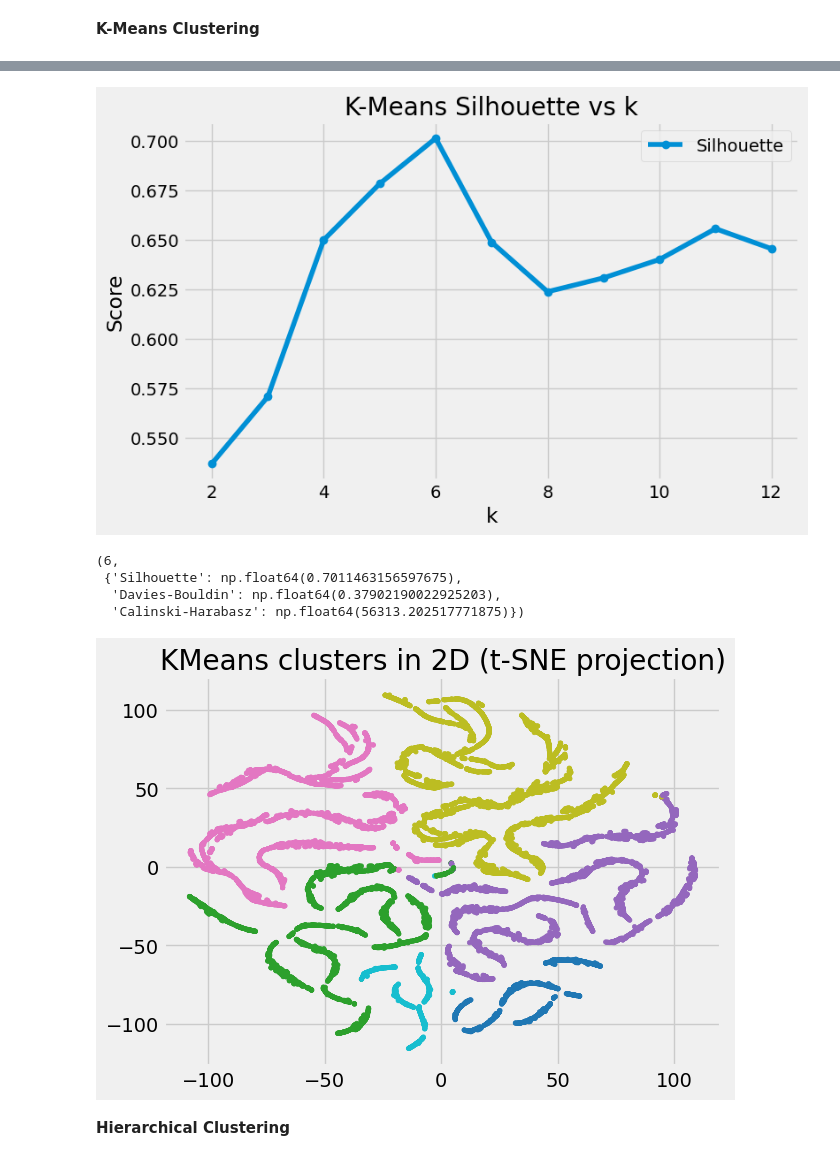
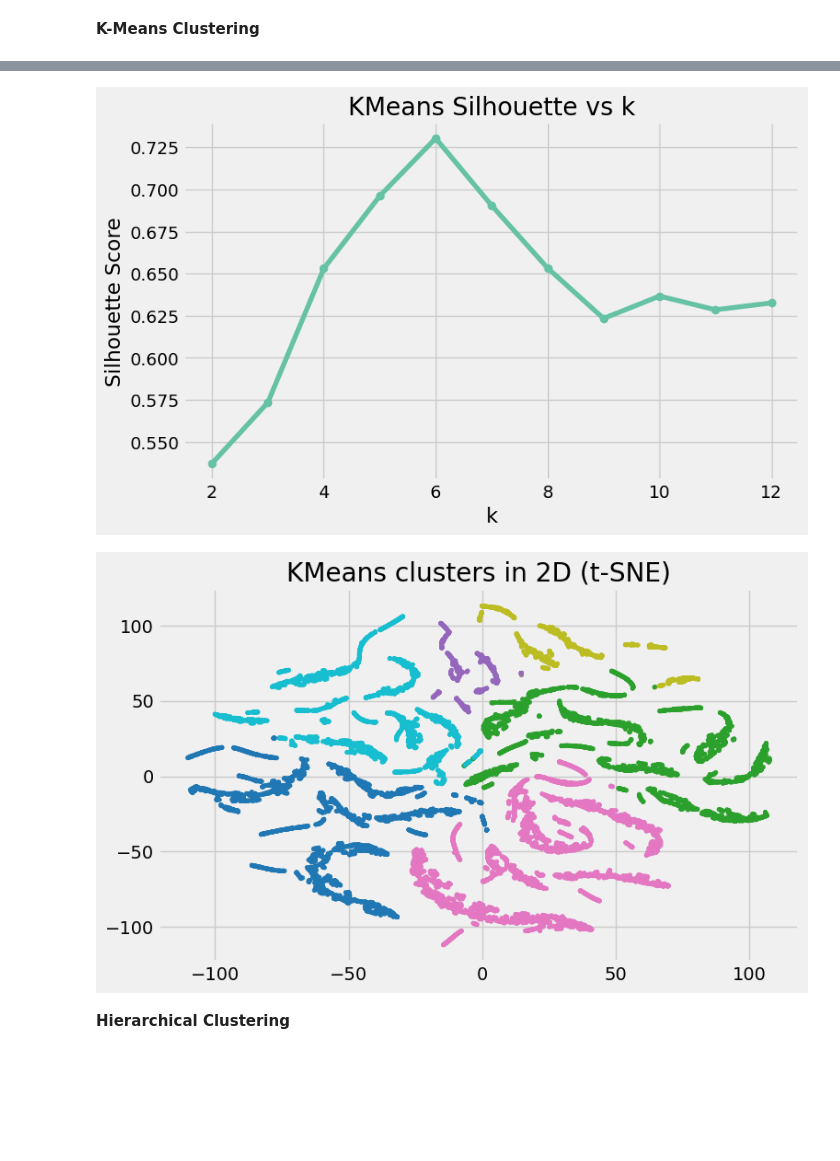
Before and after one commit to Melissiasamir/Employee-Segmentation-Clustering, a Jupyter notebook: Notebooks/notebook.ipynb, the cells around one changed output, grey strips where cells are left out. Drawn from its saved outputs; the diff is of its cells as text; code cells hidden in the pictures; blank space fills up the shorter version.

```diff
--- a/Notebooks/notebook.ipynb
+++ b/Notebooks/notebook.ipynb
@@ -476,6 +361,0 @@ df.drop(columns=['region'], inplace=True)
-# %%
-from sklearn.preprocessing import MinMaxScaler
-minmax = MinMaxScaler()
-df[df.columns] = minmax.fit_transform(df)
-df = df.reset_index(drop=True)
-df.head()
@@ -563,15 +410,3 @@ def evaluate_clustering(X, labels):
     }
 # %% [markdown]
   **K-Means Clustering**
-# %%
-kmeans_results = []
-
-for k in range(2, 13):
-    model = KMeans(n_clusters=k,random_state=42, n_init='auto')
-    model.fit(principalComponents)
-    scores = evaluate_clustering(principalComponents, model.labels_)
-    scores["k"] = k
-    kmeans_results.append(scores)
-
-kmeans_df = pd.DataFrame(kmeans_results)
-kmeans_df
@@ -591,40 +413,36 @@ kmeans_df
+# %%
+kmeans_results = []
+for k in range(2,13):
+    km = KMeans(n_clusters=k, random_state=42, n_init=50)
+    km.fit(principalComponents)
+    scores = evaluate_clustering(principalComponents, km.labels_)
+    scores['k'] = k
+    kmeans_results.append(scores)
 # %%
+kmeans_df = pd.DataFrame(kmeans_results)
 plt.figure(figsize=(8,5))
-plt.plot(kmeans_df["k"], kmeans_df["Silhouette"], marker='o', label="Silhouette")
+plt.plot(kmeans_df["k"], kmeans_df["Silhouette"], marker='o')
 plt.xlabel("k")
-plt.ylabel("Score")
-plt.title("K-Means Silhouette vs k")
+plt.ylabel("Silhouette Score")
+plt.title("KMeans Silhouette vs k")
 plt.grid(True)
-plt.legend()
 plt.show()
 # %% [output]
-[figure, old version]
+[figure, new version]
 # %%
-best_k = kmeans_df.sort_values("Silhouette", ascending=False).iloc[0]["k"]
-best_k = int(best_k)
-
-kmeans_final = KMeans(n_clusters=best_k, random_state=42, init="k-means++", n_init=50)
+best_k = int(kmeans_df.sort_values("Silhouette", ascending=False).iloc[0]["k"])
+kmeans_final = KMeans(n_clusters=best_k, random_state=42, n_init=50)
 kmeans_labels = kmeans_final.fit_predict(principalComponents)
-
 kmeans_scores = evaluate_clustering(principalComponents, kmeans_labels)
-best_k, kmeans_scores
-# %% [output]
-(6,
- {'Silhouette': np.float64(0.7011463156597675),
-  'Davies-Bouldin': np.float64(0.37902190022925203),
-  'Calinski-Harabasz': np.float64(56313.202517771875)})
 # %%
-from sklearn.manifold import TSNE
-import matplotlib.pyplot as plt
-
-tsne = TSNE(n_components=2, random_state=42)
-X_embedded = tsne.fit_transform(principalComponents)
-
+# KMeans t-SNE plot
+X_embedded = TSNE(n_components=2, random_state=42).fit_transform(principalComponents)
+plt.figure(figsize=(8,5))
 plt.scatter(X_embedded[:,0], X_embedded[:,1], c=kmeans_labels, cmap='tab10', s=10)
-plt.title("KMeans clusters in 2D (t-SNE projection)")
+plt.title("KMeans clusters in 2D (t-SNE)")
 plt.show()
 # %% [output]
-[figure, old version]
+[figure, new version]
 # %% [markdown]
 **Hierarchical Clustering**
 # %%
```
Also changed, not shown: parts of 82 cells of this notebook, 1 other file.
